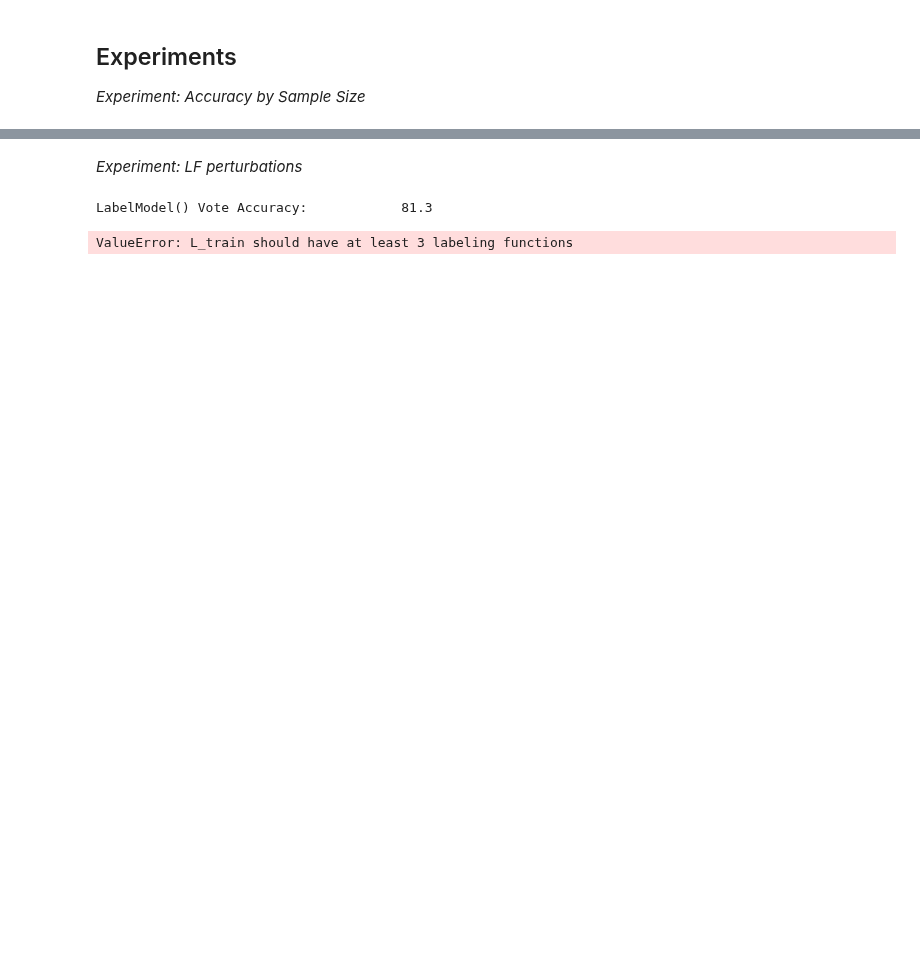
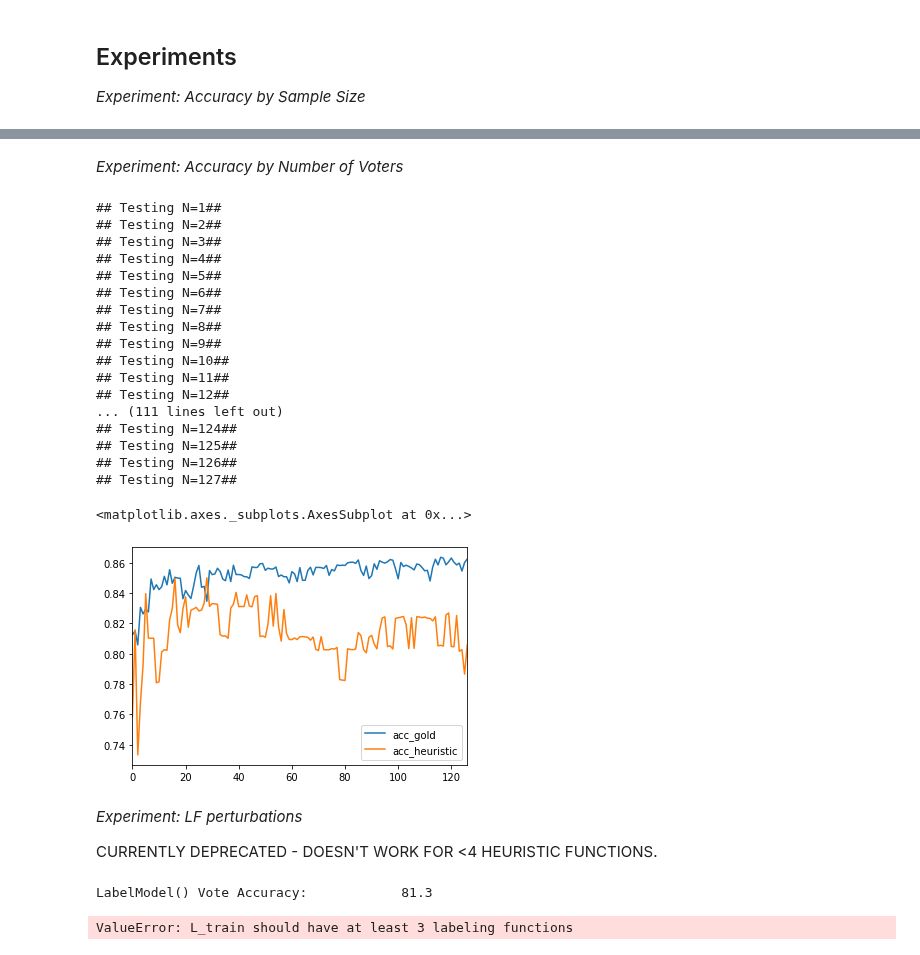
Before and after one commit to ryansteed/heuristic-moral-machine, a Jupyter notebook: jupyter/kidney-exchange.ipynb, the cells around one changed output, grey strips where cells are left out. Drawn from its saved outputs; the diff is of its cells as text; code cells hidden in the pictures; blank space fills up the shorter version.

Commit message:
:sparkles: Experiment code for thesis v1

```diff
--- a/jupyter/kidney-exchange.ipynb
+++ b/jupyter/kidney-exchange.ipynb
@@ -408,5 +446,66 @@ pd.DataFrame(results, columns=["n_rows", "acc_gold", "std_gold", "acc_heuristic"
+# %% [markdown]
+*Experiment: Accuracy by Number of Voters*
+# %%
+from sklearn.model_selection import train_test_split
+
+data = []
+users = df_proc.groupby(['VoterID'])
+a = np.arange(users.ngroups)
+np.random.shuffle(a)
+for i in range(1,128):
+    n = i
+    print("## Testing N={}##".format(n))
+    n_respondents = df_proc[users.ngroup().isin(a[:n])]
+    train_index = n_respondents.groupby(level='VoterID').apply(lambda x: x.sample(20)).reset_index(level=0).index
+
+    X_train, y_train = X.loc[train_index], y.loc[train_index]
+    X_test, y_test = X.loc[~X.index.isin(train_index)], y.loc[~y.index.isin(train_index)]
+
+    acc_gold = []
+    acc_lm = []
+    for i in range(10):
+        L_train, L_test = labeler.label([X_train, X_test], verbose=False)
+        lm = labeler.fit(L_train)
+        Labeler.score(lm, L_test, y_test, verbose=False)
+        X_train_filtered, probs_train_filtered = labeler.filter_probs(X_train, L_train)
+
+        # baseline gold model accuracy
+        clf.fit(X_train, y_train)
+        acc_gold.append(clf.score(X_test, y_test, verbose=False))
+
+        # label model accuracy
+        preds_train_filtered = Labeler.probs_to_preds(probs_train_filtered)
+        clf.fit(X_train_filtered, preds_train_filtered)
+        acc_lm.append(clf.score(X_test, y_test, verbose=False))
+
+    data.append((n, np.mean(acc_gold), np.std(acc_gold), np.mean(acc_lm), np.std(acc_lm)))
+accs = pd.DataFrame(data, columns=["n_voters", "acc_gold", "std_gold", "acc_heuristic", "std_heuristic"])
+accs.to_csv("../figures/data/ke-accs_voters.csv")
+accs[['acc_gold', 'acc_heuristic']].plot()
+# %% [output]
+## Testing N=1##
+## Testing N=2##
+## Testing N=3##
+## Testing N=4##
+## Testing N=5##
+## Testing N=6##
+## Testing N=7##
+## Testing N=8##
+## Testing N=9##
+## Testing N=10##
+## Testing N=11##
+## Testing N=12##
+... (111 lines left out)
+## Testing N=124##
+## Testing N=125##
+## Testing N=126##
+## Testing N=127##
+<matplotlib.axes._subplots.AxesSubplot at 0x...>
+[figure, added]
 # %% [markdown]
 *Experiment: LF perturbations*
+
+CURRENTLY DEPRECATED - DOESN'T WORK FOR <4 HEURISTIC FUNCTIONS.
 # %%
 # baseline model
 labeler = Labeler(lfs)
```
Also changed, not shown: parts of 9 cells of this notebook, 28 other files.
